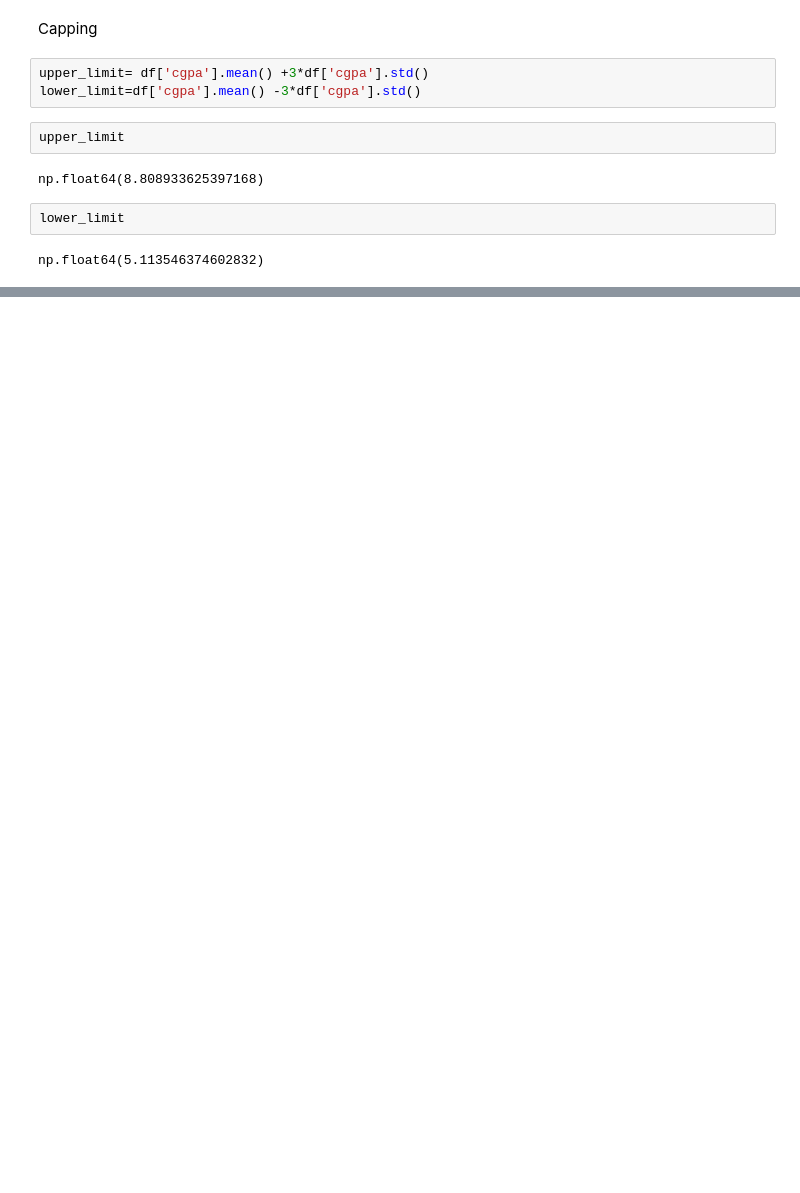
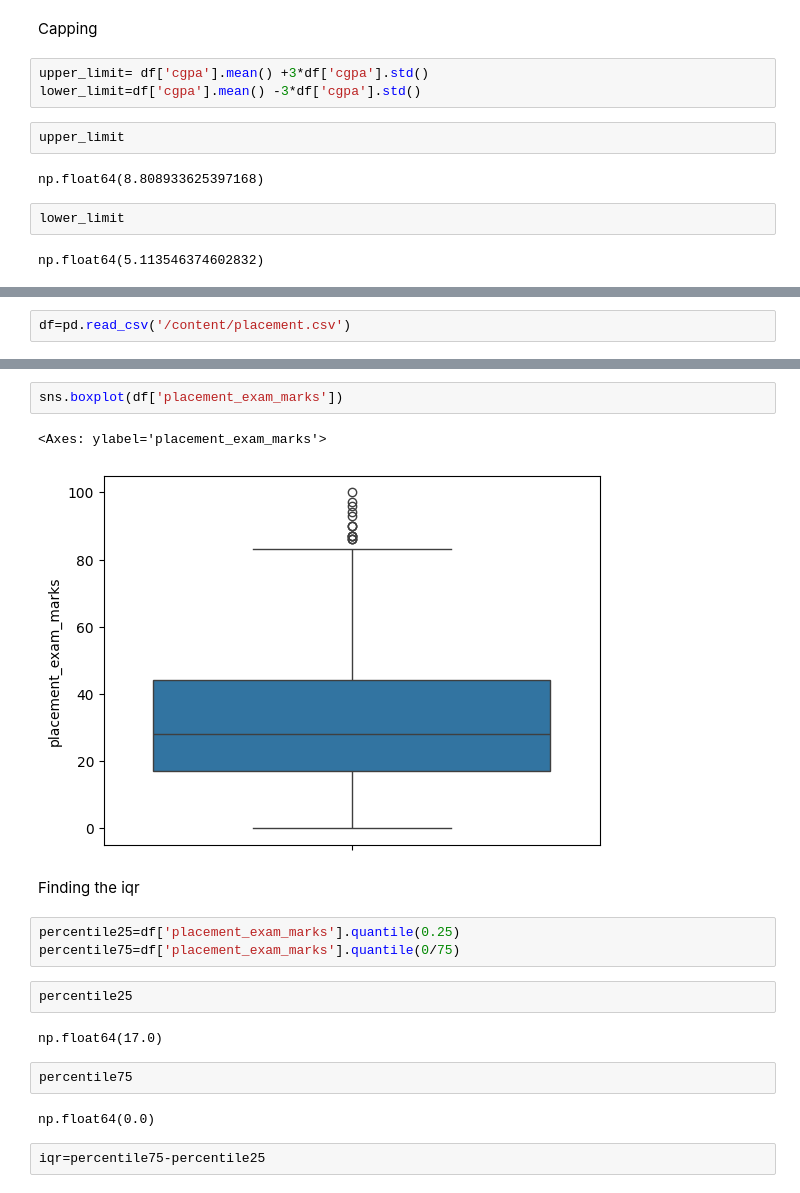
Before and after one commit to Aaaaddddyyyyyyyy/Machine-Learning-repo, a Jupyter notebook: Outliners.ipynb, the cells around one changed output, grey strips where cells are left out. Saved outputs shown, nothing was run; the diff lists cells and outputs as text; blank space fills up the shorter version.

```diff
--- a/Outliners.ipynb
+++ b/Outliners.ipynb
@@ -109,0 +117,2 @@ np.float64(5.113546374602832)
+# %%
+df=pd.read_csv('/content/placement.csv')
@@ -109,0 +141,20 @@ np.float64(5.113546374602832)
+# %%
+sns.boxplot(df['placement_exam_marks'])
+# %% [output]
+<Axes: ylabel='placement_exam_marks'>
+[figure, added]
+# %% [markdown]
+Finding the iqr
+# %%
+percentile25=df['placement_exam_marks'].quantile(0.25)
+percentile75=df['placement_exam_marks'].quantile(0/75)
+# %%
+percentile25
+# %% [output]
+np.float64(17.0)
+# %%
+percentile75
+# %% [output]
+np.float64(0.0)
+# %%
+iqr=percentile75-percentile25
```
Also changed, not shown: parts of 5 cells of this notebook.
